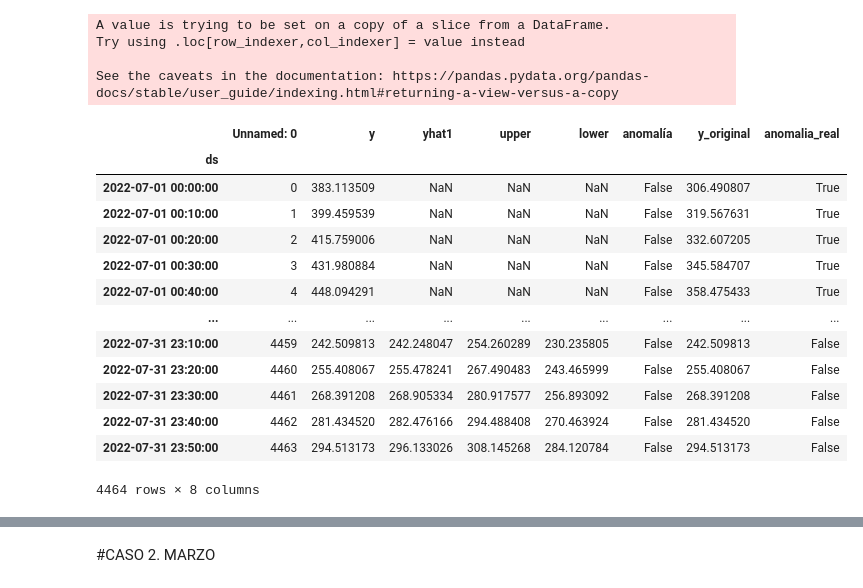
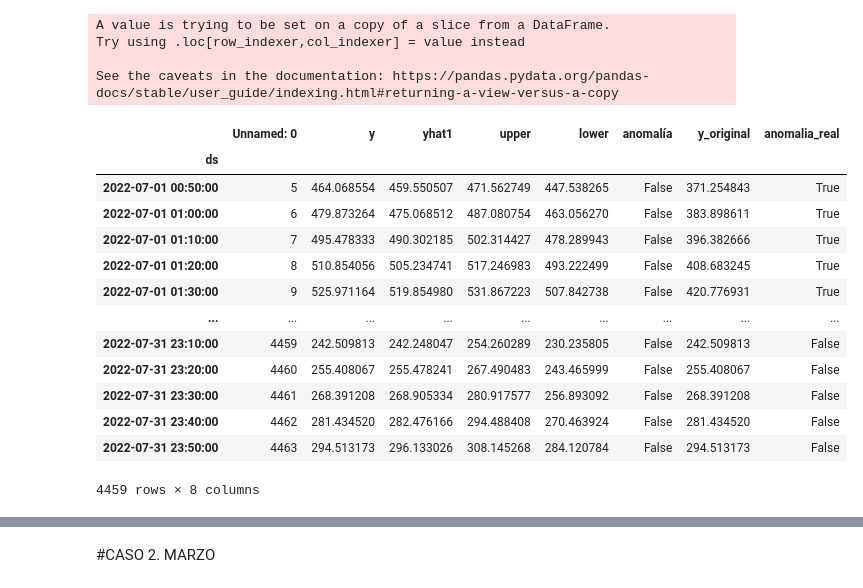
Before and after one commit to alvarofvillar/trabajopruebas, a Jupyter notebook: Estudio_Completo_Precision_Elastic.ipynb, the cells around one changed output, grey strips where cells are left out. Saved outputs shown, nothing was run; the diff lists cells and outputs as text; code cells hidden in the pictures.

```diff
--- a/Estudio_Completo_Precision_Elastic.ipynb
+++ b/Estudio_Completo_Precision_Elastic.ipynb
@@ -204,23 +212,23 @@ See the caveats in the documentation: https://pandas.pydata.org/pandas-docs/stab
 # %%
 df_anom_real = pd.read_csv("/content/caso4_julio.csv", index_col="ds")
 # %%
-df_anom_real = df_anom_real.loc['2022-07-01 00:00:00':'2022-07-31 23:50:00']
+df_anom_real = df_anom_real.loc['2022-07-01 00:50:00':'2022-07-31 23:50:00']
 df_anom_real
 # %% [output]
 |  | Unnamed: 0 | y | yhat1 | upper | lower | anomalía | y_original | anomalia_real |
 | ds |  |  |  |  |  |  |  |  |
-| 2022-07-01 00:00:00 | 0 | 383.113509 | NaN | NaN | NaN | False | 306.490807 | True |
-| 2022-07-01 00:10:00 | 1 | 399.459539 | NaN | NaN | NaN | False | 319.567631 | True |
-| 2022-07-01 00:20:00 | 2 | 415.759006 | NaN | NaN | NaN | False | 332.607205 | True |
-| 2022-07-01 00:30:00 | 3 | 431.980884 | NaN | NaN | NaN | False | 345.584707 | True |
-| 2022-07-01 00:40:00 | 4 | 448.094291 | NaN | NaN | NaN | False | 358.475433 | True |
+| 2022-07-01 00:50:00 | 5 | 464.068554 | 459.550507 | 471.562749 | 447.538265 | False | 371.254843 | True |
+| 2022-07-01 01:00:00 | 6 | 479.873264 | 475.068512 | 487.080754 | 463.056270 | False | 383.898611 | True |
+| 2022-07-01 01:10:00 | 7 | 495.478333 | 490.302185 | 502.314427 | 478.289943 | False | 396.382666 | True |
+| 2022-07-01 01:20:00 | 8 | 510.854056 | 505.234741 | 517.246983 | 493.222499 | False | 408.683245 | True |
+| 2022-07-01 01:30:00 | 9 | 525.971164 | 519.854980 | 531.867223 | 507.842738 | False | 420.776931 | True |
 | ... | ... | ... | ... | ... | ... | ... | ... | ... |
 | 2022-07-31 23:10:00 | 4459 | 242.509813 | 242.248047 | 254.260289 | 230.235805 | False | 242.509813 | False |
 | 2022-07-31 23:20:00 | 4460 | 255.408067 | 255.478241 | 267.490483 | 243.465999 | False | 255.408067 | False |
 | 2022-07-31 23:30:00 | 4461 | 268.391208 | 268.905334 | 280.917577 | 256.893092 | False | 268.391208 | False |
 | 2022-07-31 23:40:00 | 4462 | 281.434520 | 282.476166 | 294.488408 | 270.463924 | False | 281.434520 | False |
 | 2022-07-31 23:50:00 | 4463 | 294.513173 | 296.133026 | 308.145268 | 284.120784 | False | 294.513173 | False |
-4464 rows × 8 columns
+4459 rows × 8 columns
 # %%
 #### Regression Metrics
 print("Mean Absolute Error (MAE): %4f" %mean_absolute_error(df_final_julio_caso4.actual, df_final_julio_caso4.model_median))
```
Also changed, not shown: parts of 23 cells of this notebook.
